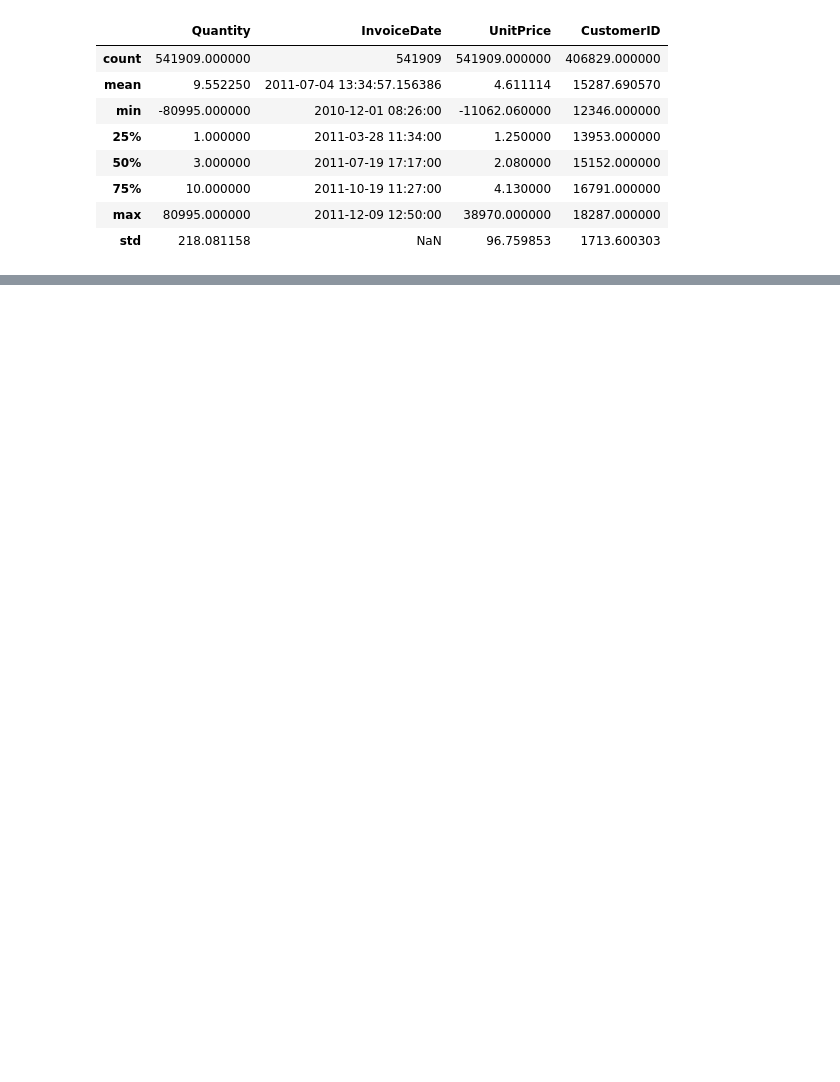
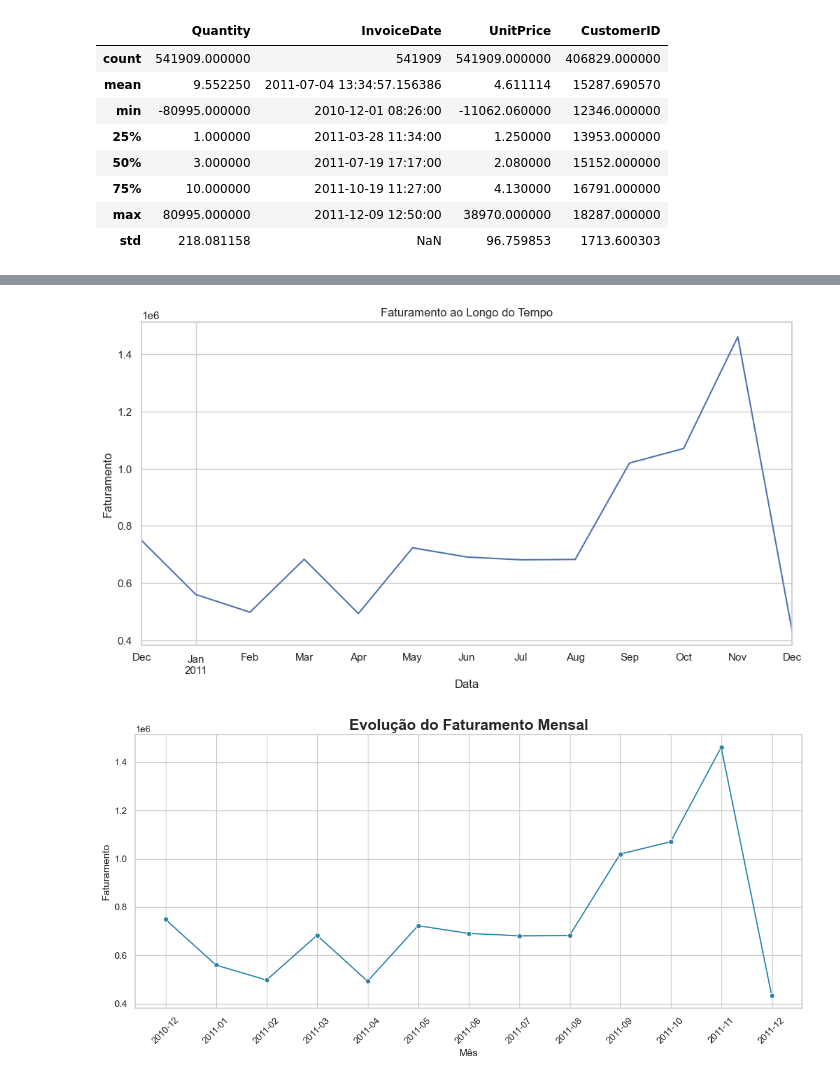
Before and after one commit to kiq-gon/ecommerce-sales-analysis, a Jupyter notebook: notebooks/analysis.ipynb, the cells around one changed output, grey strips where cells are left out. Cells and saved outputs as stored; diff of their text form; code cells hidden in the pictures; blank space fills up the shorter version.

```diff
--- a/notebooks/analysis.ipynb
+++ b/notebooks/analysis.ipynb
@@ -28,0 +138,33 @@ df.describe()
+# %%
+df["InvoiceDate"] = pd.to_datetime(df["InvoiceDate"])
+
+sales_over_time = df.groupby(df["InvoiceDate"].dt.to_period("M"))["Revenue"].sum()
+
+sales_over_time.plot(figsize=(12,6))
+
+plt.title("Faturamento ao Longo do Tempo")
+plt.xlabel("Data")
+plt.ylabel("Faturamento")
+
+plt.show()
+
+plt.figure(figsize=(12,6))
+
+sns.lineplot(
+    x=sales_over_time.index.astype(str),
+    y=sales_over_time.values,
+    marker="o",
+    color="#2E86AB"
+)
+
+plt.title("Evolução do Faturamento Mensal", fontsize=18, weight="bold")
+plt.xlabel("Mês")
+plt.ylabel("Faturamento")
+
+plt.xticks(rotation=45)
+
+plt.tight_layout()
+plt.show()
+# %% [output]
+[figure, added]
+[figure, added]
```
Also changed, not shown: parts of 8 cells of this notebook, 1 other file.
